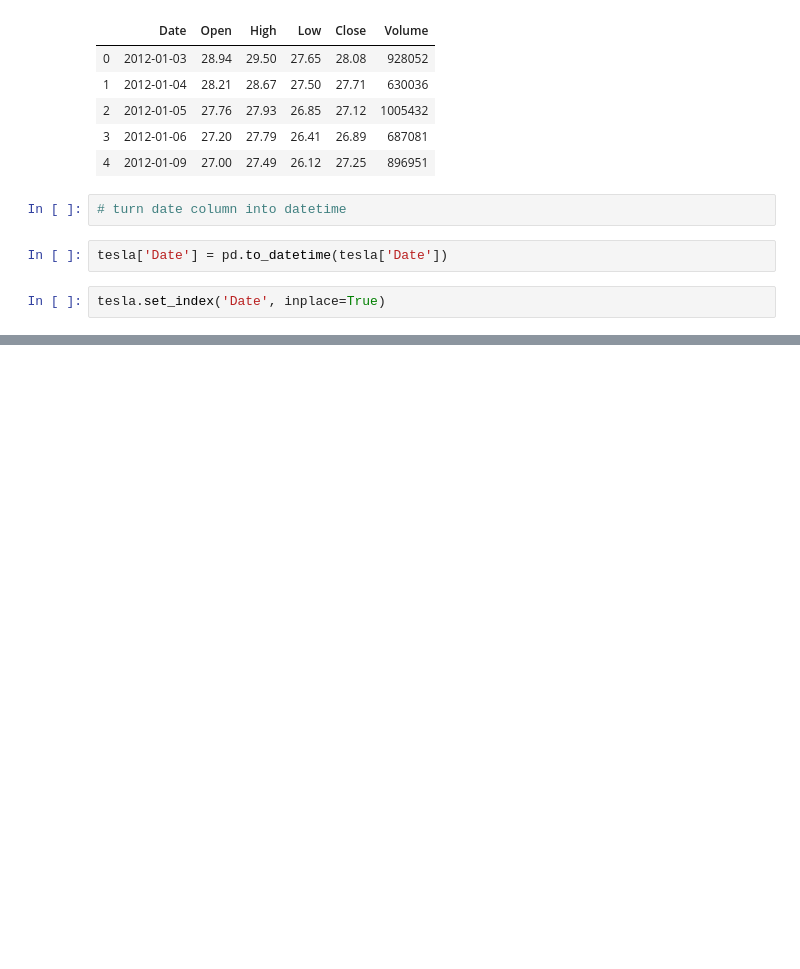
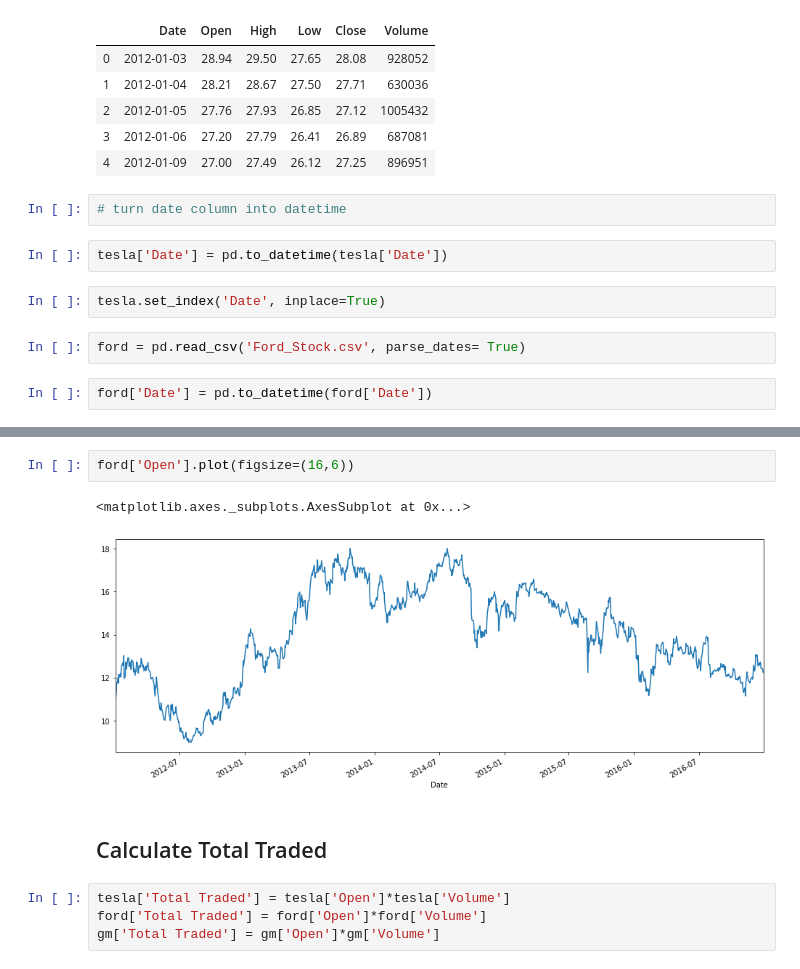
Before and after one commit to jcanque777/time_series_finance, a Jupyter notebook: practice_time_series.ipynb, the cells around one changed output, grey strips where cells are left out. Cells and saved outputs as stored; diff of their text form; blank space fills up the shorter version.

```diff
--- a/practice_time_series.ipynb
+++ b/practice_time_series.ipynb
@@ -388,3 +388,7 @@ tesla.head()
 tesla['Date'] = pd.to_datetime(tesla['Date'])
 # %%
 tesla.set_index('Date', inplace=True)
+# %%
+ford = pd.read_csv('Ford_Stock.csv', parse_dates= True)
+# %%
+ford['Date'] = pd.to_datetime(ford['Date'])
@@ -390,0 +438,11 @@ tesla.set_index('Date', inplace=True)
+# %%
+ford['Open'].plot(figsize=(16,6))
+# %% [output]
+<matplotlib.axes._subplots.AxesSubplot at 0x...>
+[figure, added]
+# %% [markdown]
+## Calculate Total Traded
+# %%
+tesla['Total Traded'] = tesla['Open']*tesla['Volume']
+ford['Total Traded'] = ford['Open']*ford['Volume']
+gm['Total Traded'] = gm['Open']*gm['Volume']
```
Also changed, not shown: parts of 19 cells of this notebook.
